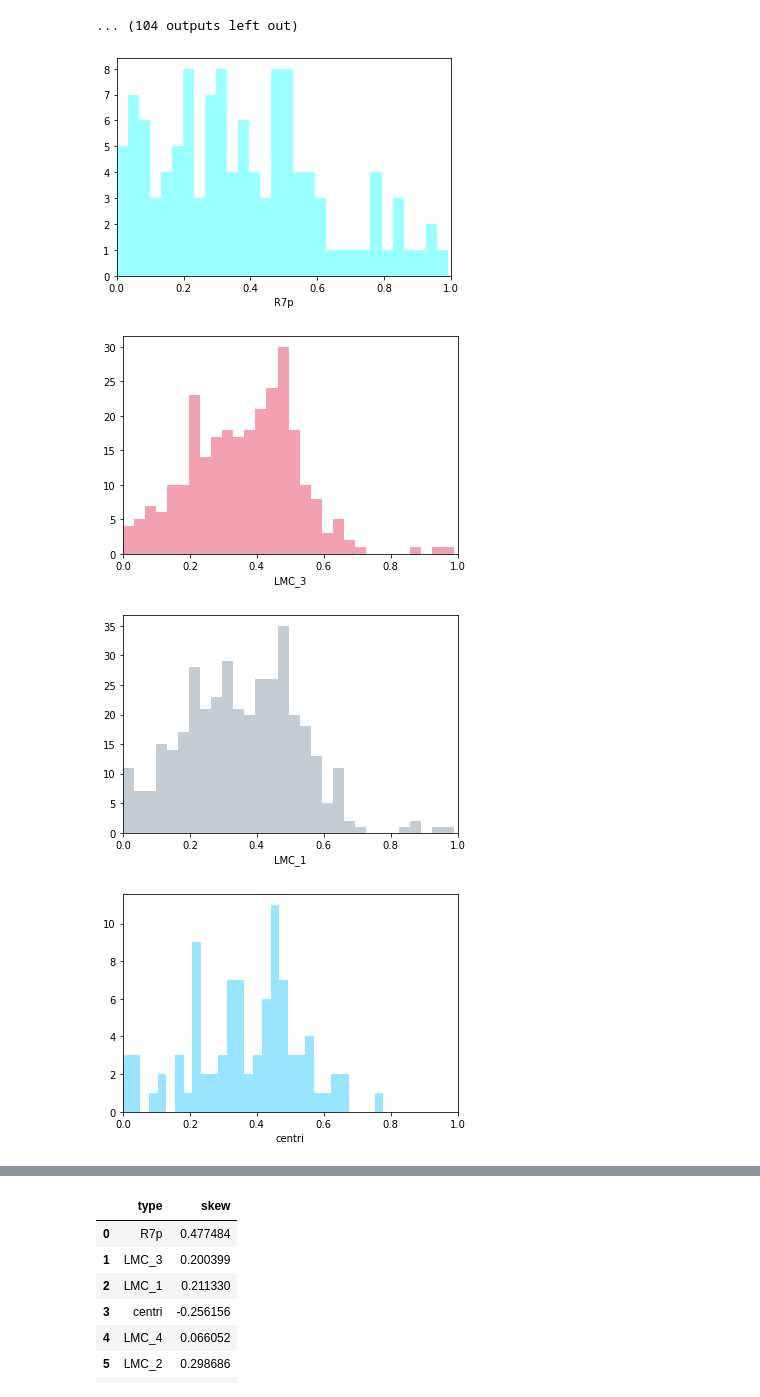
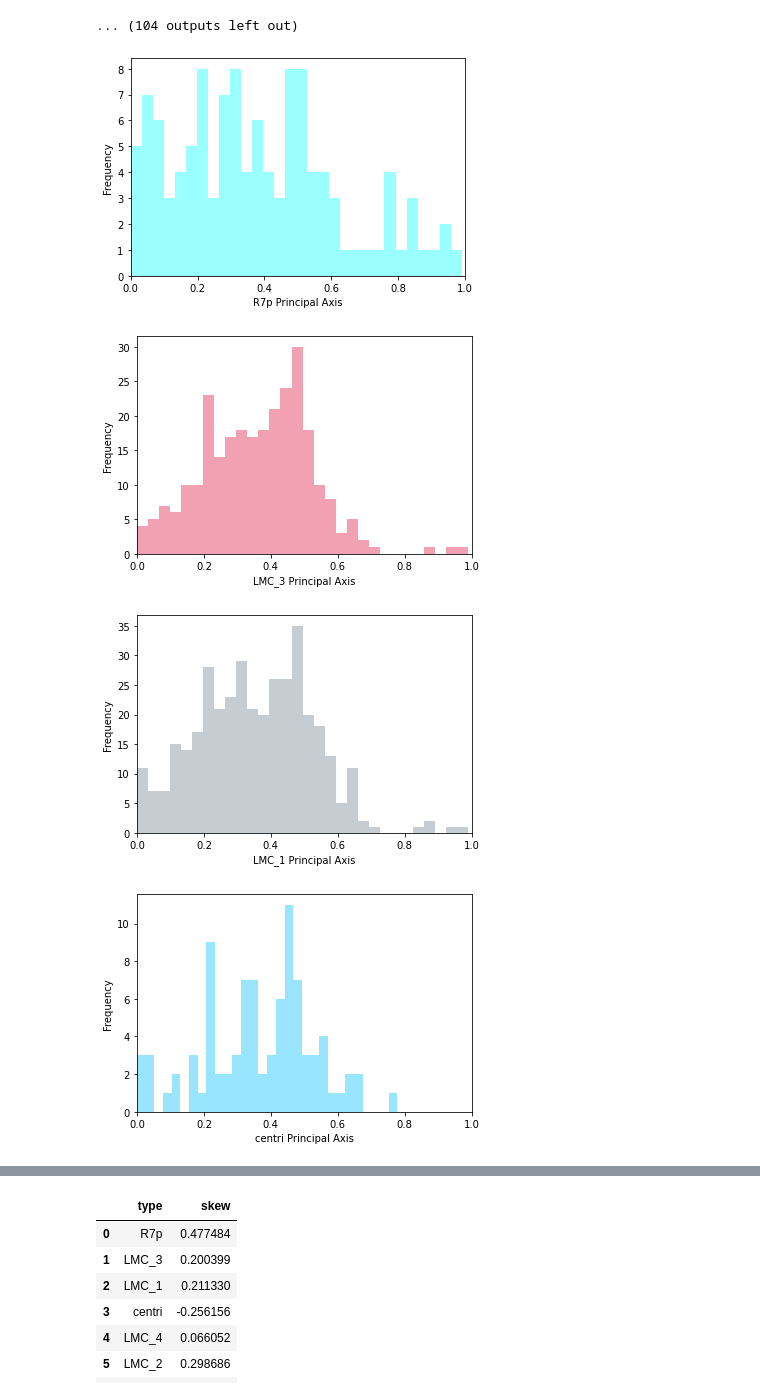
Before and after one commit to dshefter/Lamina-Project, a Jupyter notebook: lamina_september2020.ipynb, the cells around one changed output, grey strips where cells are left out. Drawn from its saved outputs; the diff is of its cells as text; code cells hidden in the pictures.

Commit message:
add new data visualization

```diff
--- a/lamina_september2020.ipynb
+++ b/lamina_september2020.ipynb
@@ -110,7 +68,7 @@ def flip_PCA(dfd):
 # %%
 # Makes df with transformed coords
 
-df_temp = df_comp.copy()
+dfd = df_comp.copy()
 dfd["transformed_coords"] = np.nan
 for om, rows in df_comp.groupby('pre_om'):
     coords = rows.loc[:, ['x', 'y', 'z']]
@@ -120,6 +78,6 @@ for om, rows in df_comp.groupby('pre_om'):
 
 # display(dfd)
 dfd_final = flip_PCA(dfd)
-display(dfd_final)
+# display(dfd_final)
 # print("should be flipped")
 # display(dfd_flipped)
@@ -198,24 +142,25 @@ A3
 # %%
 # Histograms - L2 pre
 colors = {'LMC_N': 'tomato', 'centri': 'deepskyblue', 'R2R5': 'lawngreen', 'R3R6': 'gold', 'R1R4': 'orange', 'LMC_1': 'slategrey', 'LMC_3': 'crimson', 'LMC_2': 'hotpink', 'R7p': 'cyan', 'R8': 'mediumorchid', 'LMC_4': 'royalblue', 'R7': 'peru'}
 
 df = dfd.loc[dfd['pre_type'] == 'LMC_2']
 di = {}
 for index, row in df.iterrows():
     if row['post_type'] not in ['LMC_N', 'R1R4', 'R3R6']:
         if row['post_type'] not in di:
             di[row['post_type']] = [row['transformed_coords']]
         else:
             di[row['post_type']].append(row['transformed_coords'])
 
 for key,value in di.items():
     sns.distplot(value, bins=30, color=colors[key], kde=False)
-    plt.xlabel(str(key))
+    plt.xlabel(str(key) + " Principal Axis")
+    plt.ylabel("Frequency")
     plt.xlim(0, 1)
 #     plt.ylim(0, 40)
     plt.show()
 # %% [output]
-[figure, old version]
+[figure, new version]
-[figure, old version]
+[figure, new version]
-[figure, old version]
+[figure, new version]
-[figure, old version]
+[figure, new version]
```
Also changed, not shown: parts of 11 cells of this notebook.
